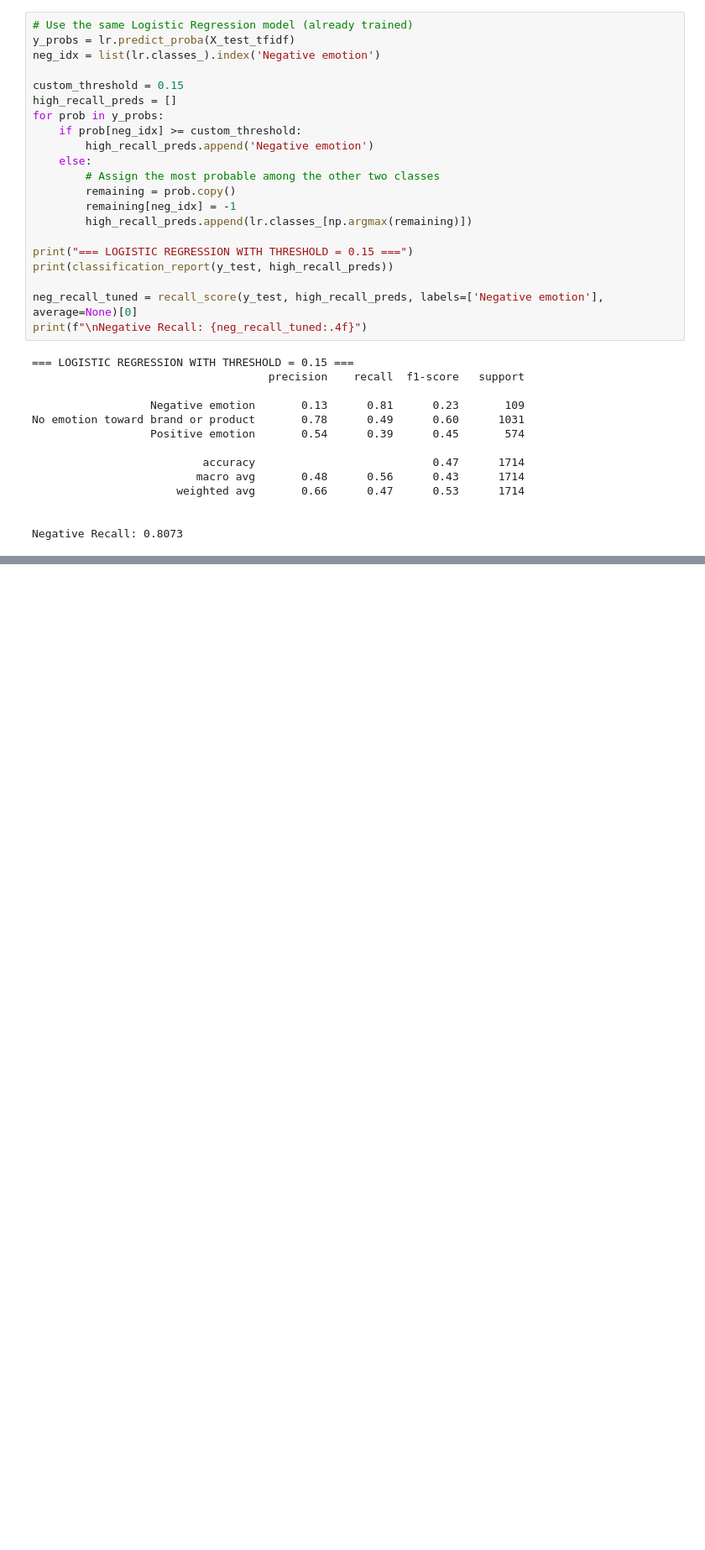
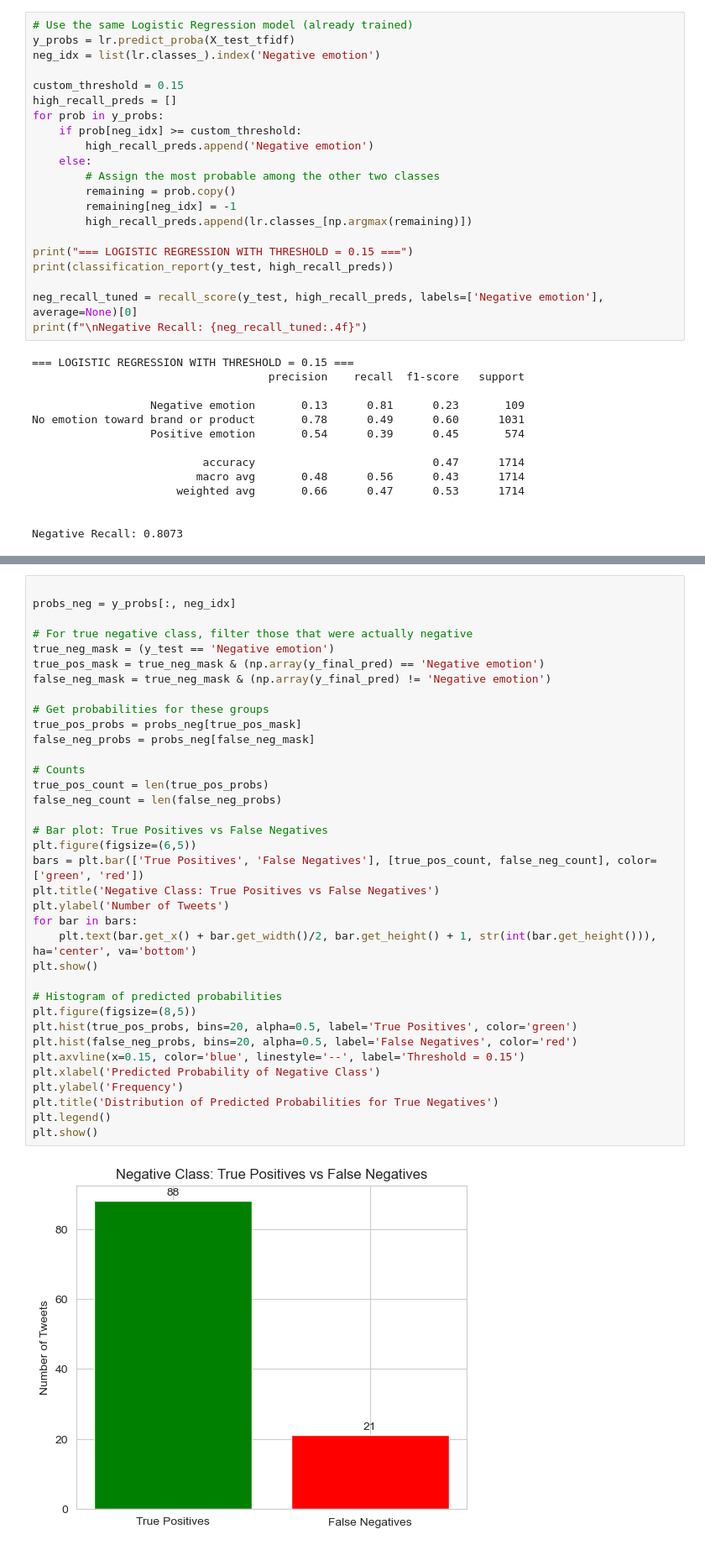
Before and after one commit to Dahir-ke/Group4-Sentiment-Analysis-, a Jupyter notebook: Notebook.ipynb, the cells around one changed output, grey strips where cells are left out. Shown at 84% size. Drawn from its saved outputs; the diff is of its cells as text; blank space fills up the shorter version.

```diff
--- a/Notebook.ipynb
+++ b/Notebook.ipynb
@@ -415,0 +600,38 @@ plt.show()
+# %%
+
+probs_neg = y_probs[:, neg_idx]
+
+# For true negative class, filter those that were actually negative
+true_neg_mask = (y_test == 'Negative emotion')
+true_pos_mask = true_neg_mask & (np.array(y_final_pred) == 'Negative emotion')
+false_neg_mask = true_neg_mask & (np.array(y_final_pred) != 'Negative emotion')
+
+# Get probabilities for these groups
+true_pos_probs = probs_neg[true_pos_mask]
+false_neg_probs = probs_neg[false_neg_mask]
+
+# Counts
+true_pos_count = len(true_pos_probs)
+false_neg_count = len(false_neg_probs)
+
+# Bar plot: True Positives vs False Negatives
+plt.figure(figsize=(6,5))
+bars = plt.bar(['True Positives', 'False Negatives'], [true_pos_count, false_neg_count], color=['green', 'red'])
+plt.title('Negative Class: True Positives vs False Negatives')
+plt.ylabel('Number of Tweets')
+for bar in bars:
+    plt.text(bar.get_x() + bar.get_width()/2, bar.get_height() + 1, str(int(bar.get_height())), ha='center', va='bottom')
+plt.show()
+
+# Histogram of predicted probabilities
+plt.figure(figsize=(8,5))
+plt.hist(true_pos_probs, bins=20, alpha=0.5, label='True Positives', color='green')
+plt.hist(false_neg_probs, bins=20, alpha=0.5, label='False Negatives', color='red')
+plt.axvline(x=0.15, color='blue', linestyle='--', label='Threshold = 0.15')
+plt.xlabel('Predicted Probability of Negative Class')
+plt.ylabel('Frequency')
+plt.title('Distribution of Predicted Probabilities for True Negatives')
+plt.legend()
+plt.show()
+# %% [output]
+[figure, added]
```
Also changed, not shown: parts of 15 cells of this notebook, 5 other files.
